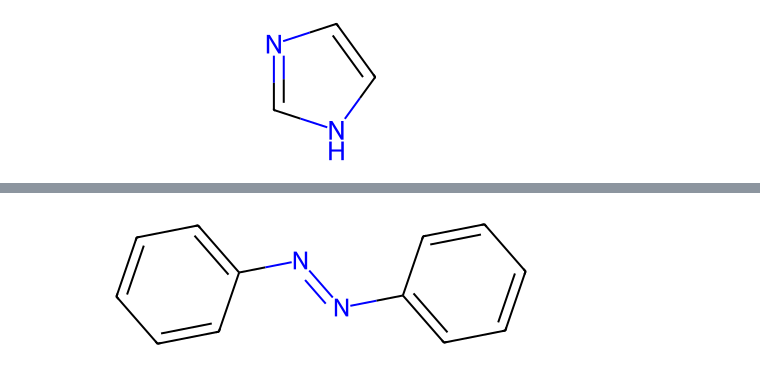
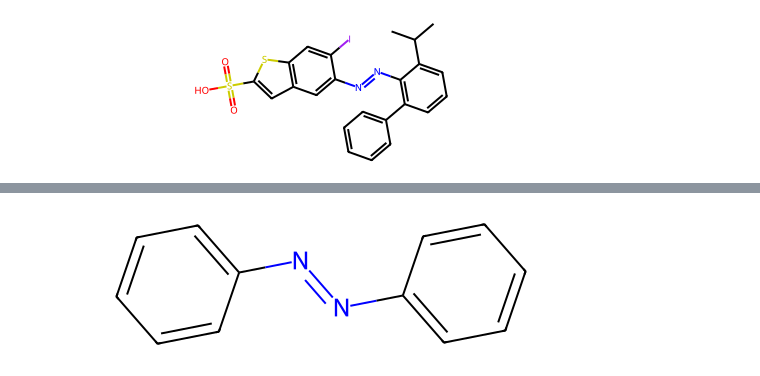
Before and after one commit to BerlinObel/xTB, a Jupyter notebook: generate_azobenzenes.ipynb, the cells around one changed output, grey strips where cells are left out. Cells and saved outputs as stored; diff of their text form; code cells hidden in the pictures.

```diff
--- a/generate_azobenzenes.ipynb
+++ b/generate_azobenzenes.ipynb
@@ -134,9 +134,9 @@ class MoleculeSet:
 
     def __len__(self):
         return len(self._molecules)
-# %%
-sub = Chem.MolFromSmiles('C1=CN=CN1')
-# add_atom_numbers(sub)
-sub
-# %% [output]
-[figure, removed]
+# %%
+sub = Chem.MolFromSmiles('C[C@@H](C)c1cccc(-c2ccccc2)c1/N=N/c1cc2cc(S(=O)(=O)O)sc2cc1I')
+# add_atom_numbers(sub)
+sub
+# %% [output]
+[figure, added]
```
Also changed, not shown: parts of 1 cell of this notebook, 5 other files.
